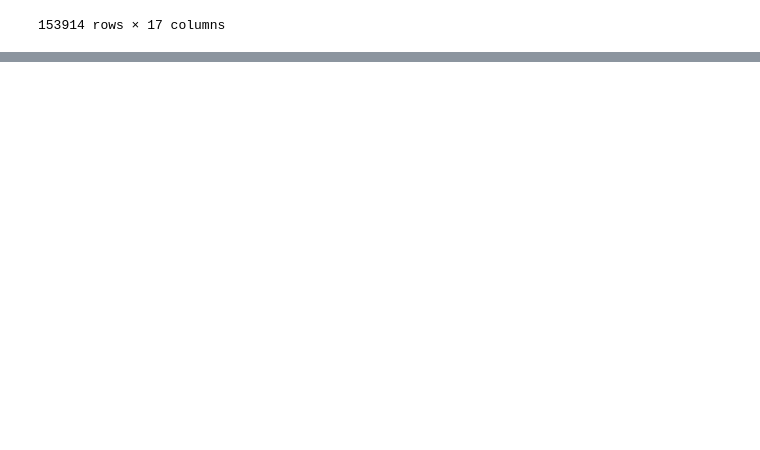
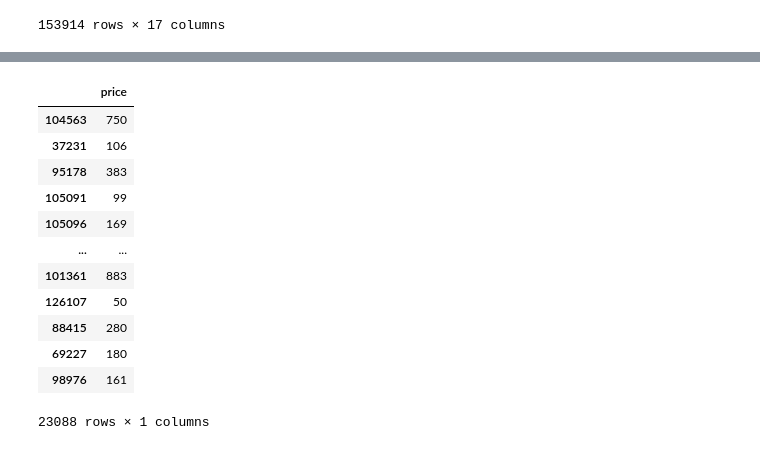
Before and after one commit to ptpt-airbnb-2/AirBnB-Optimal-Price, a Jupyter notebook: notebooks/AirBnB_Model.ipynb, the cells around one changed output, grey strips where cells are left out. Cells and saved outputs as stored; diff of their text form; code cells hidden in the pictures; blank space fills up the shorter version.

```diff
--- a/notebooks/AirBnB_Model.ipynb
+++ b/notebooks/AirBnB_Model.ipynb
@@ -100,0 +183,29 @@ X_train, X_test, y_train, y_test = train_test_split(X, y, random_state=42, test_
+# %%
+# Transform X_test using OHE
+X_test_ohe = encoder.transform(X_test)
+# %%
+# Export DataFrame data to numpy values
+X_train_np = X_train_ohe.values
+X_test_np = X_test_ohe.values
+# %%
+# Imports
+from tensorflow.keras.models import Sequential
+from tensorflow.keras.layers import Dense
+from tensorflow.keras import backend as K
+
+def coeff_determination(y_true, y_pred):
+    SS_res =  K.sum(K.square( y_true-y_pred ))
+    SS_tot = K.sum(K.square( y_true - K.mean(y_true) ) )
+    return ( 1 - SS_res/(SS_tot + K.epsilon()) )
+
+# Feed Forward neural network
+model = Sequential()
+model.add(Dense(10, input_dim=X_train_np.shape[1], activation='relu'))
+model.add(Dense(128, activation='relu'))
+
+model.add(Dense(1, activation='linear'))
+
+# model.compile(loss='mean_absolute_error', optimizer='adam', metrics=['accuracy' ,'mean_absolute_error'])
+model.compile(loss='mean_absolute_error', optimizer='adam', metrics=[coeff_determination])
+
+model.summary()
@@ -100,0 +227,2 @@ X_train, X_test, y_train, y_test = train_test_split(X, y, random_state=42, test_
+# %%
+model.fit(X_train_np, y_train, batch_size=128,epochs=5, verbose=1, validation_data=(X_test_ohe, y_test))
@@ -100,0 +252,16 @@ X_train, X_test, y_train, y_test = train_test_split(X, y, random_state=42, test_
+# %%
+y_test
+# %% [output]
+|  | price |
+| 104563 | 750 |
+| 37231 | 106 |
+| 95178 | 383 |
+| 105091 | 99 |
+| 105096 | 169 |
+| ... | ... |
+| 101361 | 883 |
+| 126107 | 50 |
+| 88415 | 280 |
+| 69227 | 180 |
+| 98976 | 161 |
+23088 rows × 1 columns
```
Also changed, not shown: parts of 17 cells of this notebook.
